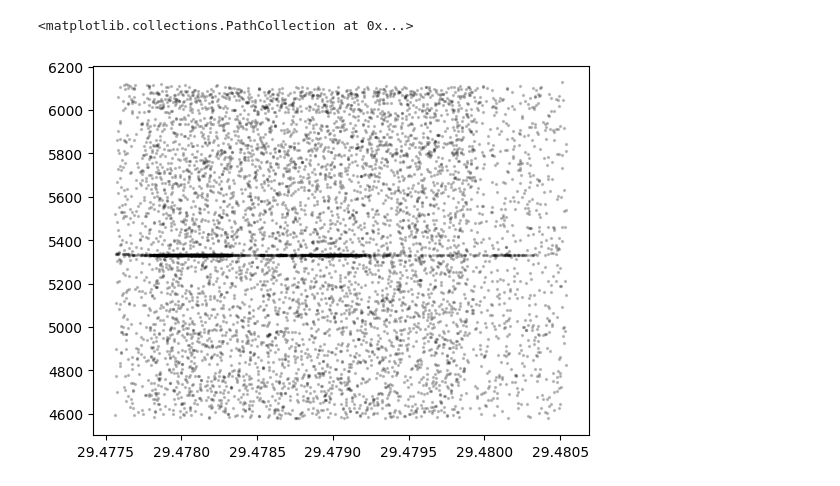
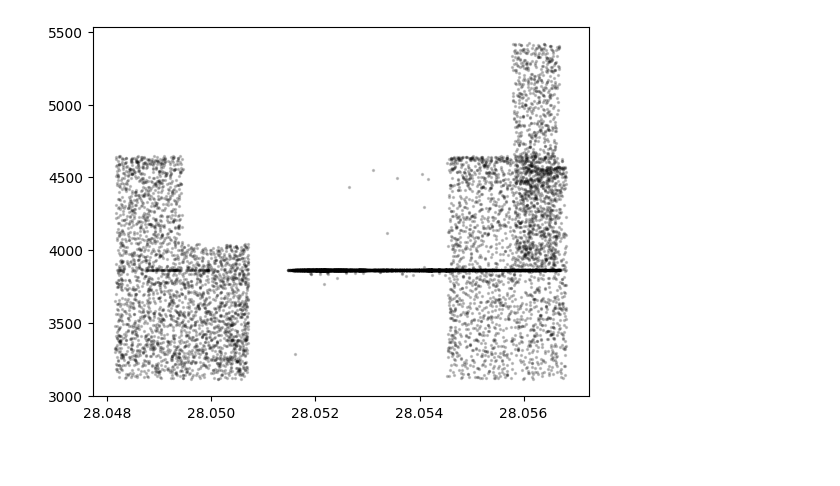
Before and after one commit to wurenzhe163/Gis_Script, a Jupyter notebook: 06_ICEsat-2/icepyx-ICEsat-2_My/03_ICESat-2数据点整合与分析.ipynb, the cells around one changed output. Cells and saved outputs as stored; diff of their text form; code cells hidden in the pictures; blank space fills up the shorter version.

```diff
--- a/06_ICEsat-2/icepyx-ICEsat-2_My/03_ICESat-2数据点整合与分析.ipynb
+++ b/06_ICEsat-2/icepyx-ICEsat-2_My/03_ICESat-2数据点整合与分析.ipynb
@@ -116,0 +30,14 @@ print(result_df)
+# %%
+os.chdir(r'E:\SETP_ICESat-2')
+SETP_SHP = r"E:\SETP_Boundary.geojson"
+
+ATL03_Water = pd.read_hdf("ATL_03_GlobalGeolocatedPhoton\ATL03_ALL\ATL03_Water.h5", key='df') # ATL03_ALL.h5
+ATL03_ALL = pd.read_hdf("ATL_03_GlobalGeolocatedPhoton\ATL03_ALL\ATL03_ALL.h5", key='df')
+
+ATL06_ALL = pd.read_hdf("ATL_06_Landice\ATL06_ALL\ATL06_ALL.h5", key='df')
+ATL08_ALL = pd.read_hdf("ATL_08_LandVegetation\ATL08_ALL\ATL08_ALL.h5", key='df')
+ATL13_ALL = pd.read_hdf("ATL_13_InlandSurfaceWaterData\ATL13_ALL\ATL13_ALL.h5", key='df')
+
+# df_to_shapefile(ATL03_ALL,'ATL03_ALL.shp')
+# Sample = SETP_H5[(SETP_H5.Sort==10157) & (SETP_H5.subgroup=='gt1l/')]
+# print('包含的冰湖唯一代码={}'.format(ATL03_ALL['Sort'].unique()))
@@ -117,10 +132,10 @@ print(result_df)
 # %%
-test = Sample[Sample['Sort'] == 957]
+test = ATL03_ALL[ATL03_ALL['Sort'] == 2389]
 
 plt.scatter(test.lat, test.height, s=2, color='black', alpha=0.2, label='ATL03')
+plt.show()
 # %% [output]
-<matplotlib.collections.PathCollection at 0x...>
-[figure, old version]
+[figure, new version]
 # %%
 import matplotlib.pyplot as plt
 import traceback
```
Also changed, not shown: parts of 14 cells of this notebook, 3 other files.
